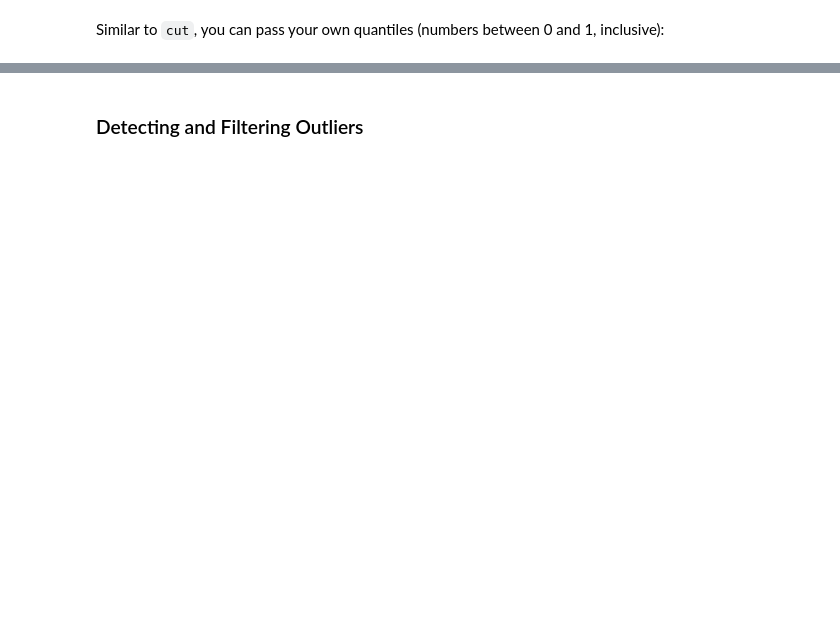
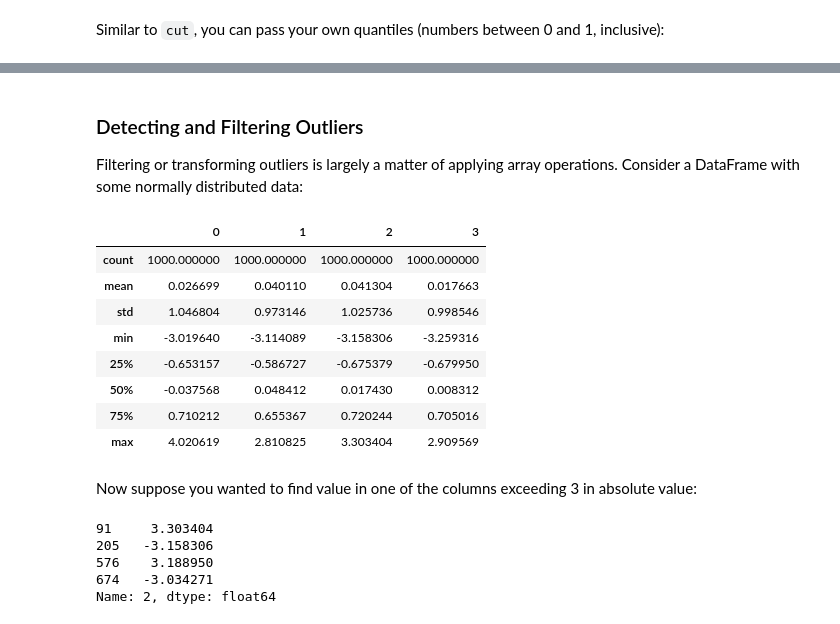
Before and after one commit to colinat/pandas, a Jupyter notebook: dataclean.ipynb, the cells around one changed output, grey strips where cells are left out. Cells and saved outputs as stored; diff of their text form; code cells hidden in the pictures; blank space fills up the shorter version.

```diff
--- a/dataclean.ipynb
+++ b/dataclean.ipynb
@@ -596,3 +596,29 @@ Categories (4, interval[float64]): [(-3.658, -1.359] < (-1.359, -0.0255] < (-0.0
 dtype: int64
-# %% [markdown]
-### Detecting and Filtering Outliers
+# %% [markdown]
+### Detecting and Filtering Outliers
+
+Filtering or transforming outliers is largely a matter of applying array operations. Consider a DataFrame with some normally distributed data:
+# %%
+data = pd.DataFrame(np.random.randn(1000, 4))
+data.describe()
+# %% [output]
+|  | 0 | 1 | 2 | 3 |
+| count | 1000.000000 | 1000.000000 | 1000.000000 | 1000.000000 |
+| mean | 0.026699 | 0.040110 | 0.041304 | 0.017663 |
+| std | 1.046804 | 0.973146 | 1.025736 | 0.998546 |
+| min | -3.019640 | -3.114089 | -3.158306 | -3.259316 |
+| 25% | -0.653157 | -0.586727 | -0.675379 | -0.679950 |
+| 50% | -0.037568 | 0.048412 | 0.017430 | 0.008312 |
+| 75% | 0.710212 | 0.655367 | 0.720244 | 0.705016 |
+| max | 4.020619 | 2.810825 | 3.303404 | 2.909569 |
+# %% [markdown]
+Now suppose you wanted to find value in one of the columns exceeding 3 in absolute value:
+# %%
+col = data[2]   # taking only 3rd column
+col[np.abs(col) > 3]
+# %% [output]
+91     3.303404
+205   -3.158306
+576    3.188950
+674   -3.034271
+Name: 2, dtype: float64
```
Also changed, not shown: parts of 51 cells of this notebook.
